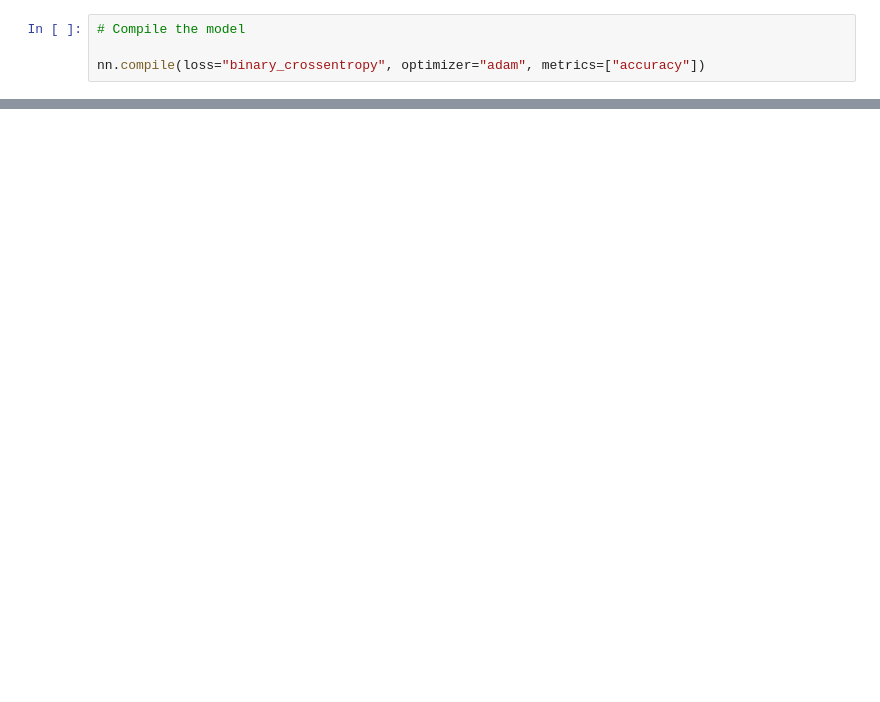
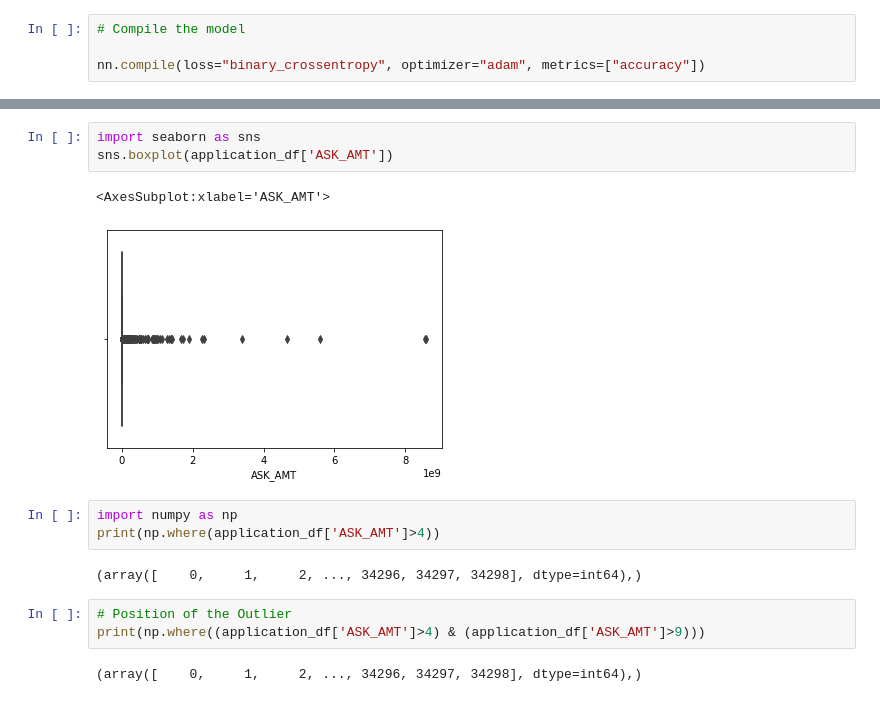
Before and after one commit to reachme1212/Neural_Network_Charity_Analysis, a Jupyter notebook: AlphabetSoupCharity.ipynb, the cells around one changed output, grey strips where cells are left out. Saved outputs shown, nothing was run; the diff lists cells and outputs as text; blank space fills up the shorter version.

```diff
--- a/AlphabetSoupCharity.ipynb
+++ b/AlphabetSoupCharity.ipynb
@@ -514,0 +527,16 @@ Loss: 0.5564496517181396, Accuracy: 0.7286297082901001
+# %%
+import seaborn as sns
+sns.boxplot(application_df['ASK_AMT'])
+# %% [output]
+<AxesSubplot:xlabel='ASK_AMT'>
+[figure, added]
+# %%
+import numpy as np
+print(np.where(application_df['ASK_AMT']>4))
+# %% [output]
+(array([    0,     1,     2, ..., 34296, 34297, 34298], dtype=int64),)
+# %%
+# Position of the Outlier
+print(np.where((application_df['ASK_AMT']>4) & (application_df['ASK_AMT']>9)))
+# %% [output]
+(array([    0,     1,     2, ..., 34296, 34297, 34298], dtype=int64),)
```
Also changed, not shown: parts of 24 cells of this notebook, 1 other file.
